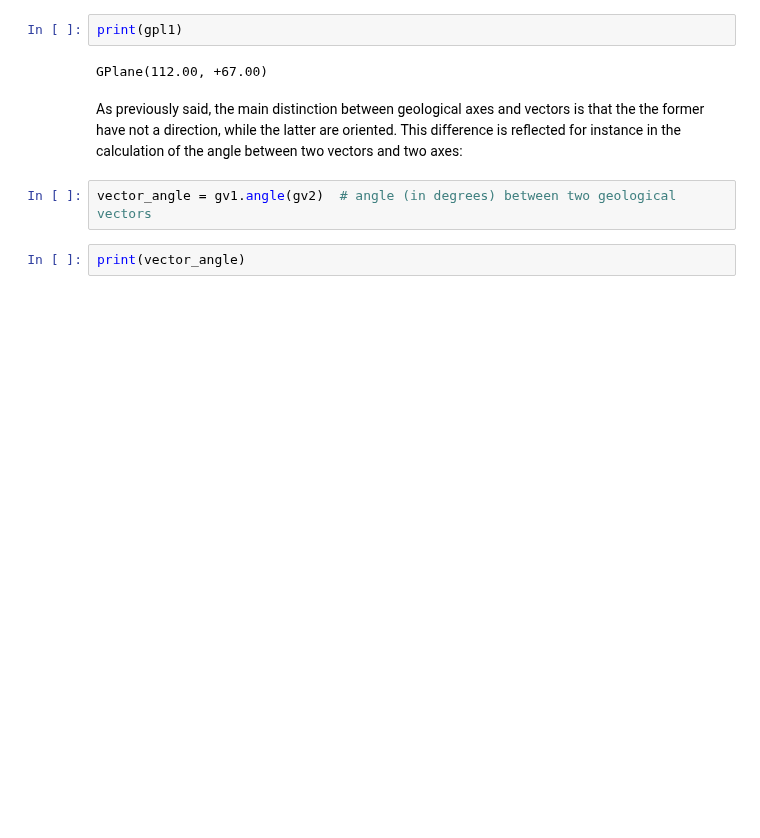
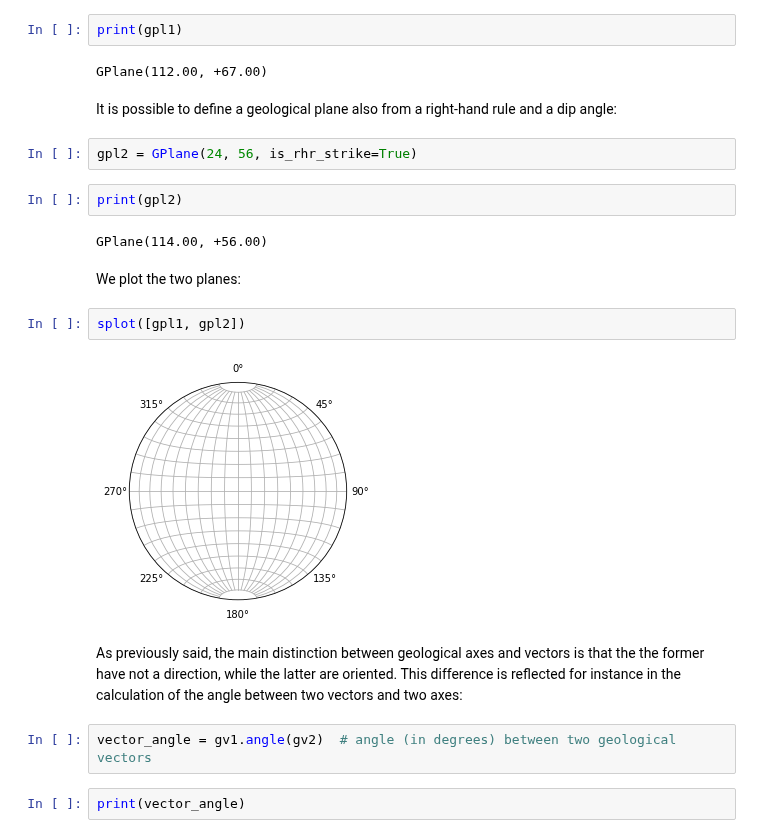
Before and after one commit to mauroalberti/gsf, a Jupyter notebook: notebooks/pygsf 1 - geometry.ipynb, the cells around one changed output. Drawn from its saved outputs; the diff is of its cells as text; blank space fills up the shorter version.

```diff
--- a/notebooks/pygsf 1 - geometry.ipynb
+++ b/notebooks/pygsf 1 - geometry.ipynb
@@ -235,6 +250,20 @@ gpl1 = GPlane(112, 67)  # definition of a geological plane instance
 print(gpl1)
 # %% [output]
 GPlane(112.00, +67.00)
+# %% [markdown]
+It is possible to define a geological plane also from a right-hand rule and a dip angle:
+# %%
+gpl2 = GPlane(24, 56, is_rhr_strike=True)
+# %%
+print(gpl2)
+# %% [output]
+GPlane(114.00, +56.00)
+# %% [markdown]
+We plot the two planes:
+# %%
+splot([gpl1, gpl2])
+# %% [output]
+[figure, added]
 # %% [markdown]
 As previously said, the main distinction between geological axes and vectors is that the the former have not a direction, while the latter are oriented. This difference is reflected for instance in the calculation of the angle between two vectors and two axes:
 # %%
```
Also changed, not shown: parts of 29 cells of this notebook, 6 other files.
